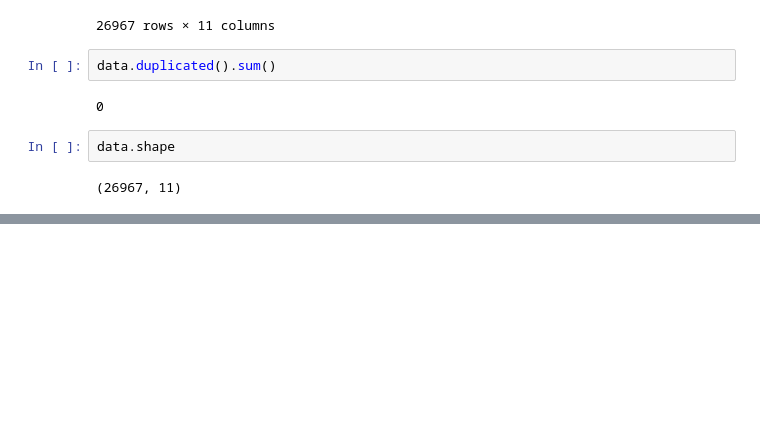
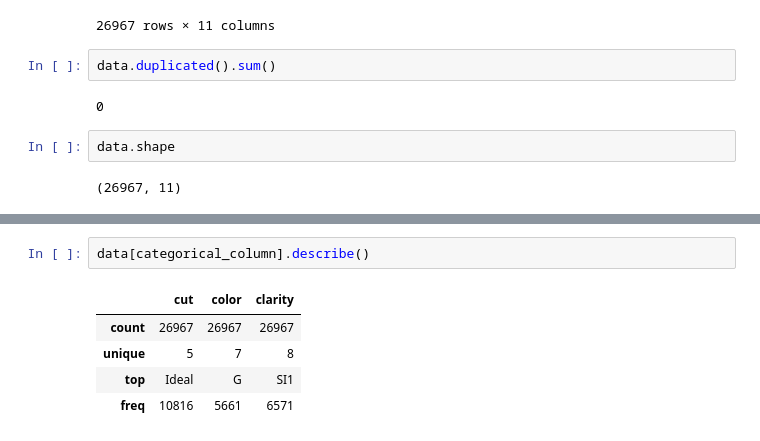
Before and after one commit to kakderushi/EndToEndPoject, a Jupyter notebook: notebooks/data/reserach.ipynb, the cells around one changed output, grey strips where cells are left out. Cells and saved outputs as stored; diff of their text form; blank space fills up the shorter version.

```diff
--- a/notebooks/data/reserach.ipynb
+++ b/notebooks/data/reserach.ipynb
@@ -105,0 +143,8 @@ data.shape
+# %%
+data[categorical_column].describe()
+# %% [output]
+|  | cut | color | clarity |
+| count | 26967 | 26967 | 26967 |
+| unique | 5 | 7 | 8 |
+| top | Ideal | G | SI1 |
+| freq | 10816 | 5661 | 6571 |
```
Also changed, not shown: parts of 4 cells of this notebook.
